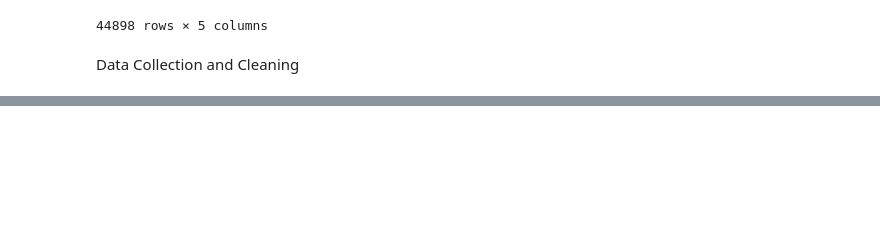
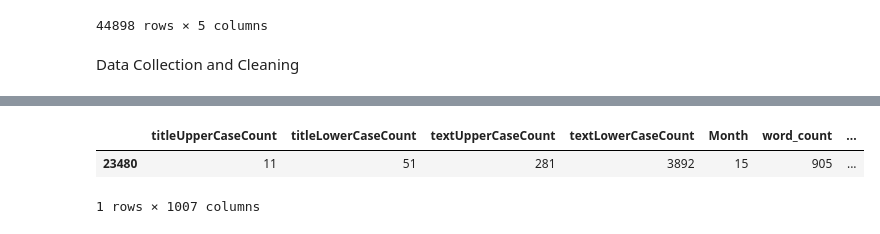
Before and after one commit to montygole/452NLPFinalProject-FakeOrRealNews, a Jupyter notebook: main.ipynb, the cells around one changed output, grey strips where cells are left out. Cells and saved outputs as stored; diff of their text form; code cells hidden in the pictures; blank space fills up the shorter version.

```diff
--- a/main.ipynb
+++ b/main.ipynb
@@ -165,3 +161,11 @@ weighted avg       0.83      0.83      0.83      8980
+# %%
+user_article = user_article.drop("isRealClassification", axis=1)
+# %%
+user_article
+# %% [output]
+|  | titleUpperCaseCount | titleLowerCaseCount | textUpperCaseCount | textLowerCaseCount | Month | word_count | ... |
+| 23480 | 11 | 51 | 281 | 3892 | 15 | 905 | ... |
+1 rows × 1007 columns
 # %%
 #Show performance of a DummyClassifier("most_frequent")
 from sklearn.dummy import DummyClassifier
```
Also changed, not shown: parts of 14 cells of this notebook, 2 other files.
